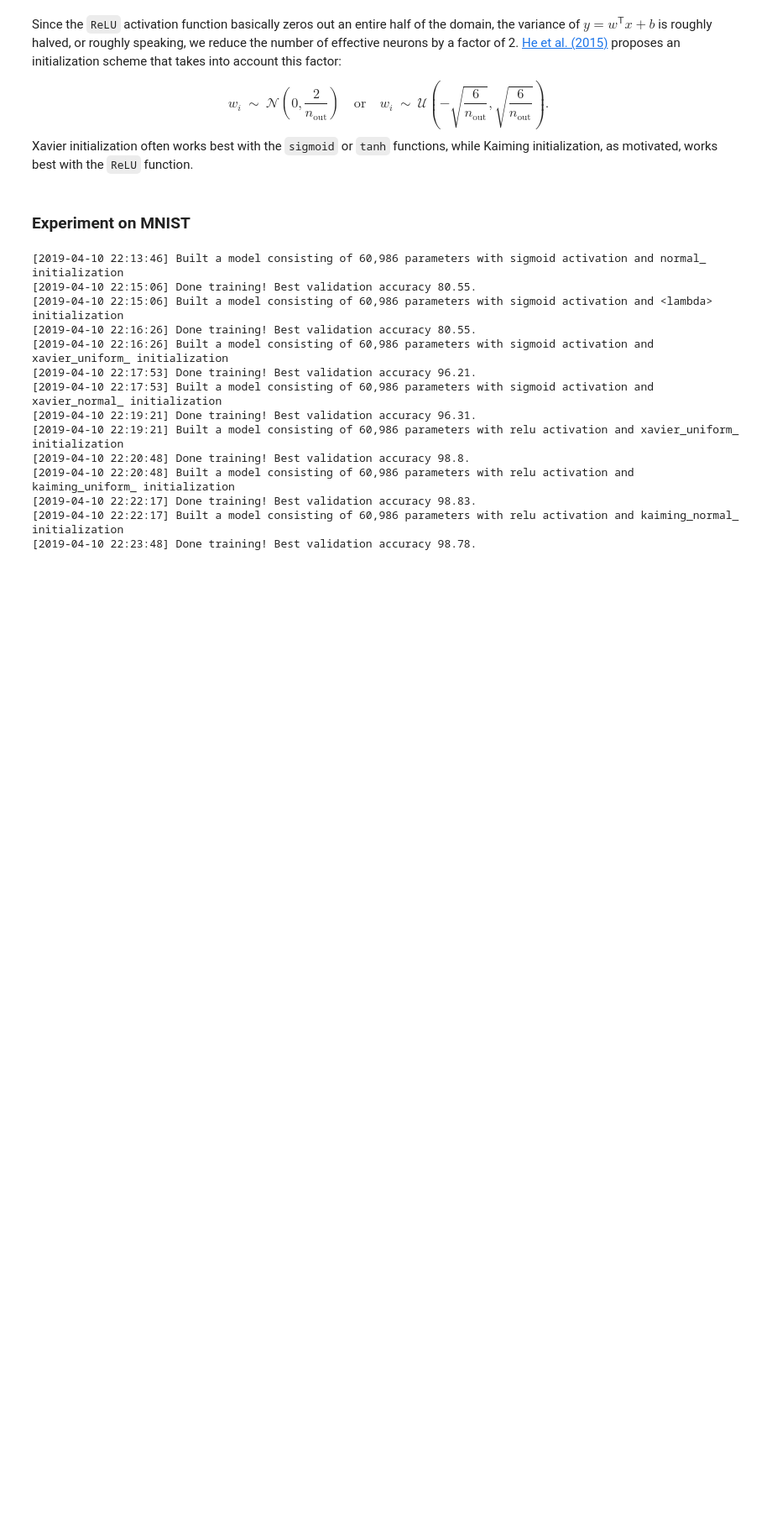
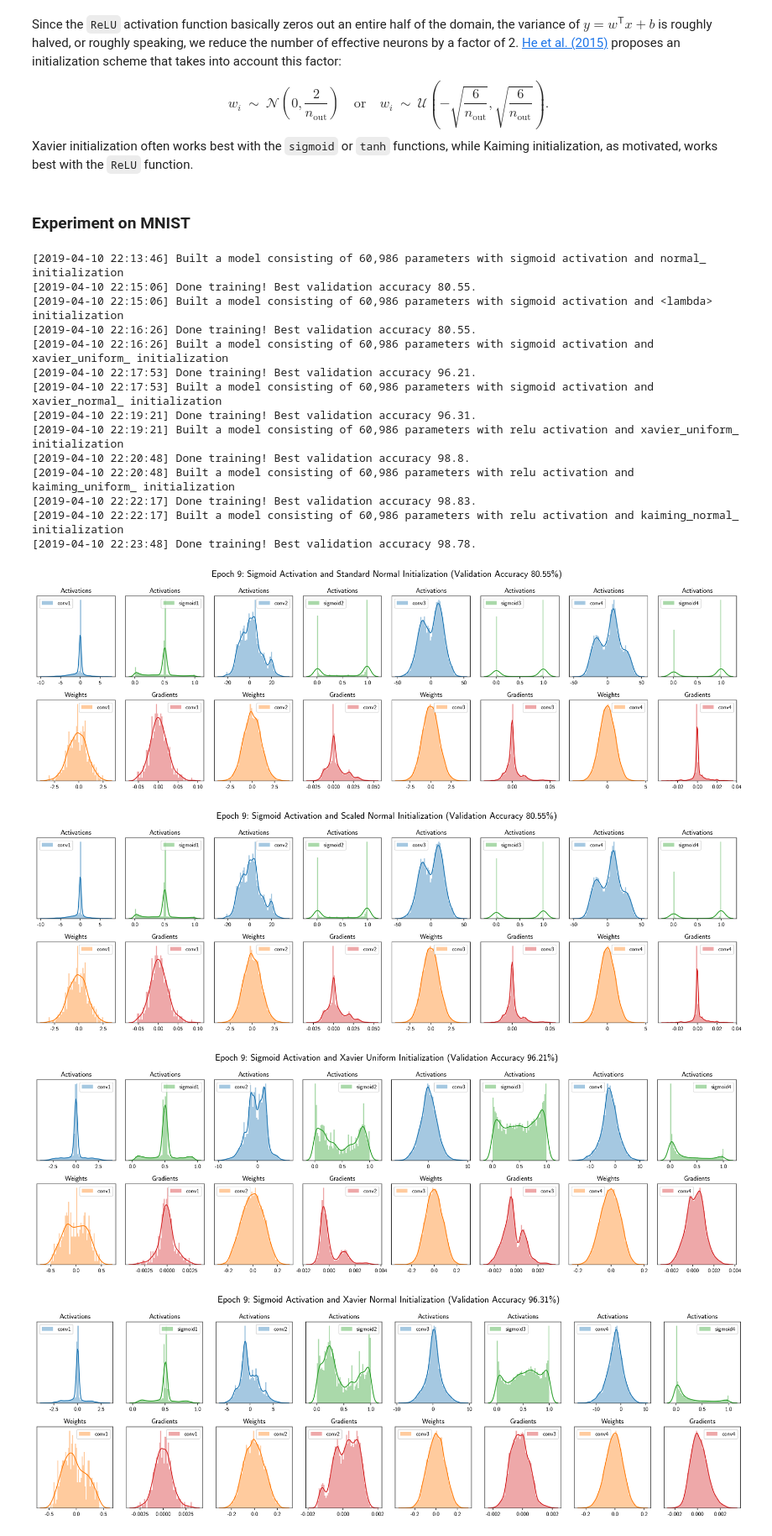
Before and after one commit to gaozhenyu/notebooks-1, a Jupyter notebook: deep-learning-initialization.ipynb, the cells around one changed output. Shown at 84% size. Saved outputs shown, nothing was run; the diff lists cells and outputs as text; code cells hidden in the pictures; blank space fills up the shorter version.

```diff
--- a/deep-learning-initialization.ipynb
+++ b/deep-learning-initialization.ipynb
@@ -257,37 +257,41 @@ rkn_train_stats, rkn_valid_stats, rkn_act_hist, rkn_param_hist, rkn_grad_hist =
 # %%
 for acronym, act_fn, init in [
     ('sst', 'Sigmoid', 'Standard Normal'), ('ssn', 'Sigmoid', 'Scaled Normal'), ('sxu', 'Sigmoid', 'Xavier Uniform'),
     ('sxn', 'Sigmoid', 'Xavier Normal'), ('rxn', 'ReLU', 'Kaiming Normal'), ('rku', 'ReLU', 'Kaiming Uniform'),
     ('rkn', 'ReLU', 'Kaiming Normal')
 ]:
     act_hist = eval('{}_act_hist'.format(acronym))
     param_hist = eval('{}_param_hist'.format(acronym))
     grad_hist = eval('{}_grad_hist'.format(acronym))
     valid_stats = eval('{}_valid_stats'.format(acronym))
 
-    for epoch in range(len(act_hist)):
-        fig, axes = plt.subplots(2, 8, figsize=(18, 6))
-        plt.suptitle('Epoch {}: {} Activation and {} Initialization (Validation Accuracy {}%)'.format(epoch, act_fn, init, valid_stats[epoch][1]), fontsize=16)
+    epoch = len(act_hist) - 1
+    fig, axes = plt.subplots(2, 8, figsize=(18, 6))
+    plt.suptitle('Epoch {}: {} Activation and {} Initialization (Validation Accuracy {}%)'.format(epoch, act_fn, init, valid_stats[epoch][1]), fontsize=16)
 
-        for idx, (name, values) in enumerate(act_hist[epoch].items()):
-            color = 'C0' if 'conv' in name else 'C2'
-            seaborn.distplot(values, ax=axes[0][idx], bins=50, color=color, label=name)
-            axes[0][idx].set_title('Activations')
-            axes[0][idx].legend()
-            axes[0][idx].set_yticks([])
+    for idx, (name, values) in enumerate(act_hist[epoch].items()):
+        color = 'C0' if 'conv' in name else 'C2'
+        seaborn.distplot(values, ax=axes[0][idx], bins=50, color=color, label=name)
+        axes[0][idx].set_title('Activations')
+        axes[0][idx].legend()
+        axes[0][idx].set_yticks([])
 
-        for idx, (name, values) in enumerate(param_hist[epoch].items()):
-            seaborn.distplot(values, ax=axes[1][2 * idx], bins=50, color='C1', label=name)
-            axes[1][2 * idx].set_title('Weights')
-            axes[1][2 * idx].legend()
-            axes[1][2 * idx].set_yticks([])
+    for idx, (name, values) in enumerate(param_hist[epoch].items()):
+        seaborn.distplot(values, ax=axes[1][2 * idx], bins=50, color='C1', label=name)
+        axes[1][2 * idx].set_title('Weights')
+        axes[1][2 * idx].legend()
+        axes[1][2 * idx].set_yticks([])
 
-        for idx, (name, values) in enumerate(grad_hist[epoch].items()):
-            seaborn.distplot(values, ax=axes[1][2 * idx + 1], bins=50, color='C3', label=name)
-            axes[1][2 * idx + 1].set_title('Gradients')
-            axes[1][2 * idx + 1].legend()
-            axes[1][2 * idx + 1].set_yticks([])
+    for idx, (name, values) in enumerate(grad_hist[epoch].items()):
+        seaborn.distplot(values, ax=axes[1][2 * idx + 1], bins=50, color='C3', label=name)
+        axes[1][2 * idx + 1].set_title('Gradients')
+        axes[1][2 * idx + 1].legend()
+        axes[1][2 * idx + 1].set_yticks([])
 
-        fig.tight_layout(rect=[0, 0.03, 1, 0.93])
-        fig.savefig('images/initialization/{}-epoch-{}.png'.format(acronym, epoch), dpi=300, bbox_inches='tight')
-        plt.close()
+    fig.tight_layout(rect=[0, 0.03, 1, 0.93])
+    plt.show()
+# %% [output]
+[figure, added]
+[figure, added]
+[figure, added]
+[figure, added]
```
Also changed, not shown: parts of 9 cells of this notebook.
